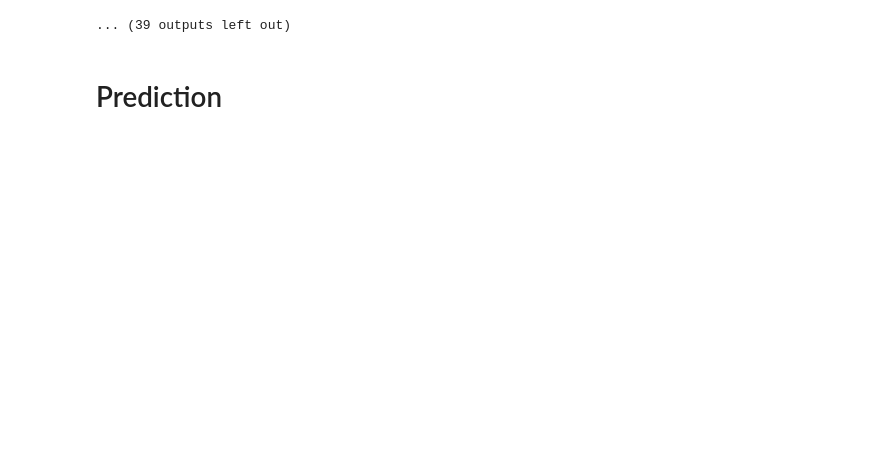
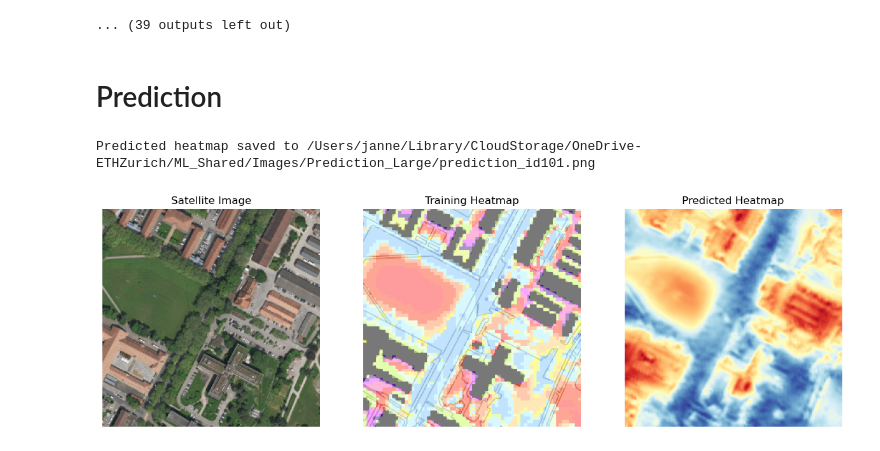
Before and after one commit to janneperini/SciML, a Jupyter notebook: 02Model/Learning.ipynb, the cells around one changed output. Cells and saved outputs as stored; diff of their text form; code cells hidden in the pictures; blank space fills up the shorter version.

```diff
--- a/02Model/Learning.ipynb
+++ b/02Model/Learning.ipynb
@@ -245,4 +287,84 @@ Validation Loss: 0.03422536887228489
 ... (39 outputs left out)
 # %% [markdown]
 # Prediction
+# %%
+# Masked Prediction Control
+model = UNet()
+model.load_state_dict(torch.load("/Users/janne/Library/CloudStorage/OneDrive-ETHZurich/ML_Shared/03TrainedModel/satellite_to_heatmap_unet_mask.pth"))
+model.eval()  # Set model to evaluation mode
+
+# Directories
+output_dir = '/Users/janne/Library/CloudStorage/OneDrive-ETHZurich/ML_Shared/Images/Prediction_Large'
+satellite_dir = '/Users/janne/Library/CloudStorage/OneDrive-ETHZurich/ML_Shared/Images/Satellite_Large'
+heatmap_dir = '/Users/janne/Library/CloudStorage/OneDrive-ETHZurich/ML_Shared/Images/Heatmap_Large'
+
+# Ensure the output directory exists
+os.makedirs(output_dir, exist_ok=True)
+
+# Define the same transformations used during training
+transform = transforms.Compose([
+    transforms.ToTensor(),
+])
+
+# Function to predict and display heatmap for a specific satellite image
+def predict_and_display_heatmap(model, satellite_dir, heatmap_dir, output_dir, transform, image_id):
+    # Construct the satellite image file name based on the given ID
+    satellite_file = f"satellite_id{image_id}.png"
+
+    # Verify the satellite file exists
+    satellite_image_path = os.path.join(satellite_dir, satellite_file)
+    if not os.path.exists(satellite_image_path):
+        raise FileNotFoundError(f"Satellite image not found: {satellite_image_path}")
+
+    # Load and transform the satellite image
+    satellite_image = Image.open(satellite_image_path).convert("RGB")
+    satellite_tensor = transform(satellite_image).unsqueeze(0)  # Add batch dimension
+
+    # Load the corresponding training heatmap
+    heatmap_file = satellite_file.replace("satellite", "heatmap")
+    heatmap_image_path = os.path.join(heatmap_dir, heatmap_file)
+    heatmap_image = Image.open(heatmap_image_path).convert("RGB")
+
+    # Predict the heatmap
+    with torch.no_grad():
+        predicted_heatmap = model(satellite_tensor)
+
+    # Resize predicted heatmap to match the input image dimensions
+    predicted_heatmap_resized = F.interpolate(predicted_heatmap, size=satellite_image.size[::-1], mode='bilinear', align_corners=True)
+
+    # Remove batch dimension and convert to numpy
+    predicted_heatmap_resized = predicted_heatmap_resized.squeeze(0).squeeze(0).cpu().numpy()
+
+    # Save the predicted heatmap
+    output_file = satellite_file.replace("satellite", "prediction")
+    output_path = os.path.join(output_dir, output_file)
+    save_image(torch.tensor(predicted_heatmap_resized).unsqueeze(0), output_path)
+    print(f"Predicted heatmap saved to {output_path}")
+
+    # Display the satellite image, training heatmap, and predicted heatmap
+    plt.figure(figsize=(15, 5))
+
+    plt.subplot(1, 3, 1)
+    plt.imshow(satellite_image)
+    plt.title("Satellite Image")
+    plt.axis("off")
+
+    plt.subplot(1, 3, 2)
+    plt.imshow(heatmap_image)
+    plt.title("Training Heatmap")
+    plt.axis("off")
+
+    plt.subplot(1, 3, 3)
+    plt.imshow(predicted_heatmap_resized, cmap='RdYlBu')
+    plt.title("Predicted Heatmap")
+    plt.axis("off")
+
+    plt.show()
+
+# Example usage
+image_id = "101"  # Specify the ID of the satellite image
+predict_and_display_heatmap(model, satellite_dir, heatmap_dir, output_dir, transform, image_id)
+# %% [output]
+Predicted heatmap saved to /Users/janne/Library/CloudStorage/OneDrive-ETHZurich/ML_Shared/Images/Prediction_Large/prediction_id101.png
+[figure, added]
 # %%
```
Also changed, not shown: parts of 5 cells of this notebook, 11 other files.
